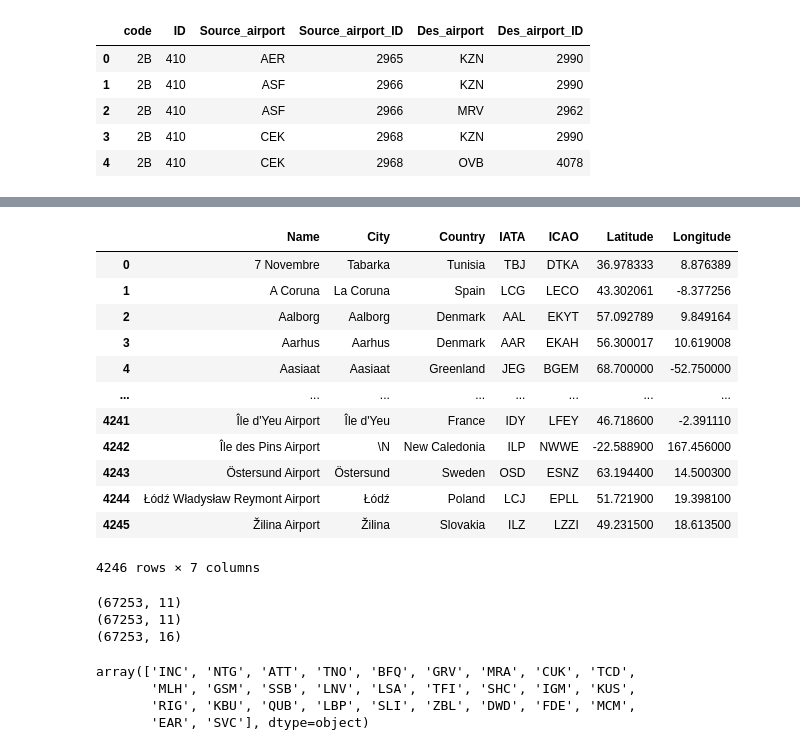
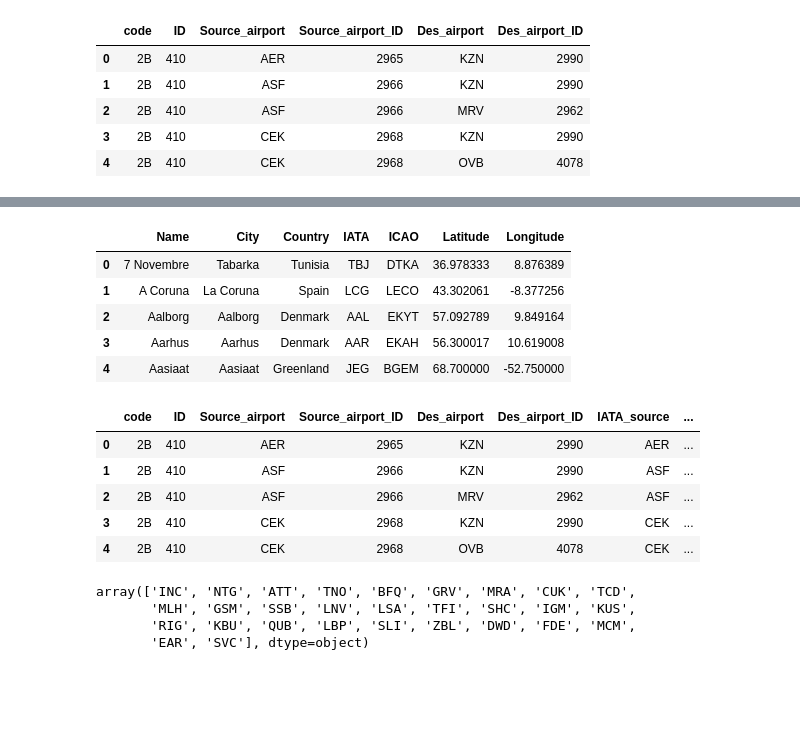
Before and after one commit to HJGuan/uzh_NetworkScienceFinalProject, a Jupyter notebook: global.ipynb, the cells around one changed output, grey strips where cells are left out. Saved outputs shown, nothing was run; the diff lists cells and outputs as text; code cells hidden in the pictures; blank space fills up the shorter version.

```diff
--- a/global.ipynb
+++ b/global.ipynb
@@ -322,34 +315,28 @@ df_airports
 # %%
-df_airports2
+df_airports2.head()
 # %% [output]
 |  | Name | City | Country | IATA | ICAO | Latitude | Longitude |
 | 0 | 7 Novembre | Tabarka | Tunisia | TBJ | DTKA | 36.978333 | 8.876389 |
 | 1 | A Coruna | La Coruna | Spain | LCG | LECO | 43.302061 | -8.377256 |
 | 2 | Aalborg | Aalborg | Denmark | AAL | EKYT | 57.092789 | 9.849164 |
 | 3 | Aarhus | Aarhus | Denmark | AAR | EKAH | 56.300017 | 10.619008 |
 | 4 | Aasiaat | Aasiaat | Greenland | JEG | BGEM | 68.700000 | -52.750000 |
-| ... | ... | ... | ... | ... | ... | ... | ... |
-| 4241 | Île d'Yeu Airport | Île d'Yeu | France | IDY | LFEY | 46.718600 | -2.391110 |
-| 4242 | Île des Pins Airport | \N | New Caledonia | ILP | NWWE | -22.588900 | 167.456000 |
-| 4243 | Östersund Airport | Östersund | Sweden | OSD | ESNZ | 63.194400 | 14.500300 |
-| 4244 | Łódź Władysław Reymont Airport | Łódź | Poland | LCJ | EPLL | 51.721900 | 19.398100 |
-| 4245 | Žilina Airport | Žilina | Slovakia | ILZ | LZZI | 49.231500 | 18.613500 |
-4246 rows × 7 columns
 # %%
-df_test = pd.merge(df_routes, df_airports.loc[:, ['IATA', 'City', 'Country', 'Latitude', 'Longitude']], how='left', left_on='Source_airport', right_on='IATA')
-df_test_2 = pd.merge(df_routes, df_airports2.loc[:, ['IATA', 'City', 'Country', 'Latitude', 'Longitude']], how='left', left_on='Source_airport', right_on='IATA')
-df_test_3 = pd.merge(df_test,
+df_join = pd.merge(df_routes, df_airports.loc[:, ['IATA', 'City', 'Country', 'Latitude', 'Longitude']], how='left', left_on='Source_airport', right_on='IATA')
+df_join = pd.merge(df_join,
                      df_airports2.loc[:, ['IATA', 'City', 'Country', 'Latitude', 'Longitude']],
                      how='left',
                      left_on='Source_airport',
                      right_on='IATA',
                      suffixes=('_source', '_source_y'))
-
-for d in [df_test, df_test_2, df_test_3]:
-    print(d.shape)
-# %% [output]
-(67253, 11)
-(67253, 11)
-(67253, 16)
+# %%
+df_join.head()
+# %% [output]
+|  | code | ID | Source_airport | Source_airport_ID | Des_airport | Des_airport_ID | IATA_source | ... |
+| 0 | 2B | 410 | AER | 2965 | KZN | 2990 | AER | ... |
+| 1 | 2B | 410 | ASF | 2966 | KZN | 2990 | ASF | ... |
+| 2 | 2B | 410 | ASF | 2966 | MRV | 2962 | ASF | ... |
+| 3 | 2B | 410 | CEK | 2968 | KZN | 2990 | CEK | ... |
+| 4 | 2B | 410 | CEK | 2968 | OVB | 4078 | CEK | ... |
 # %%
 # Missing airport city name in the merged data
```
Also changed, not shown: parts of 43 cells of this notebook.
